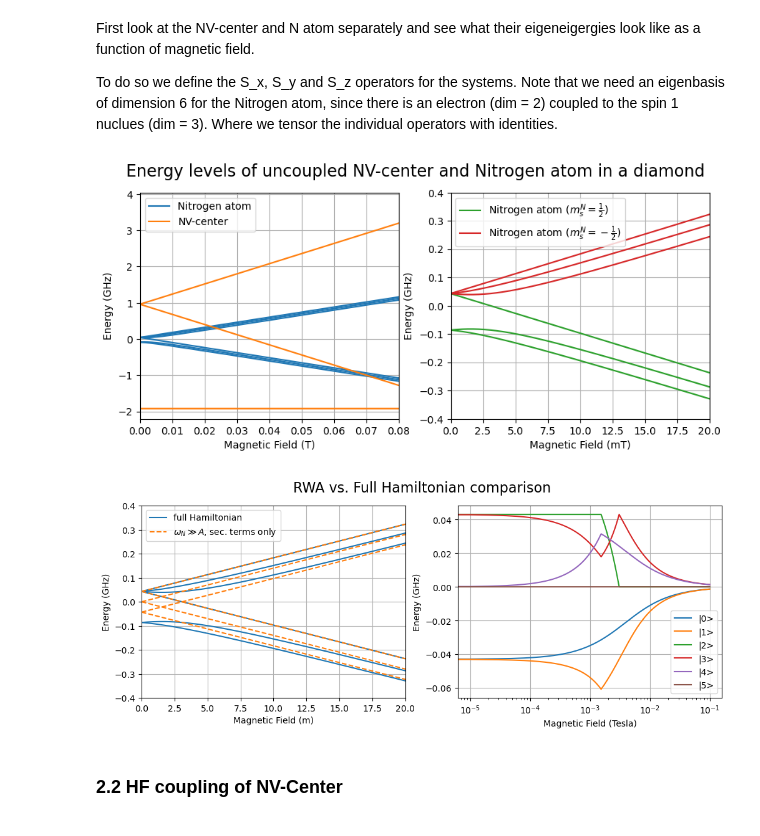
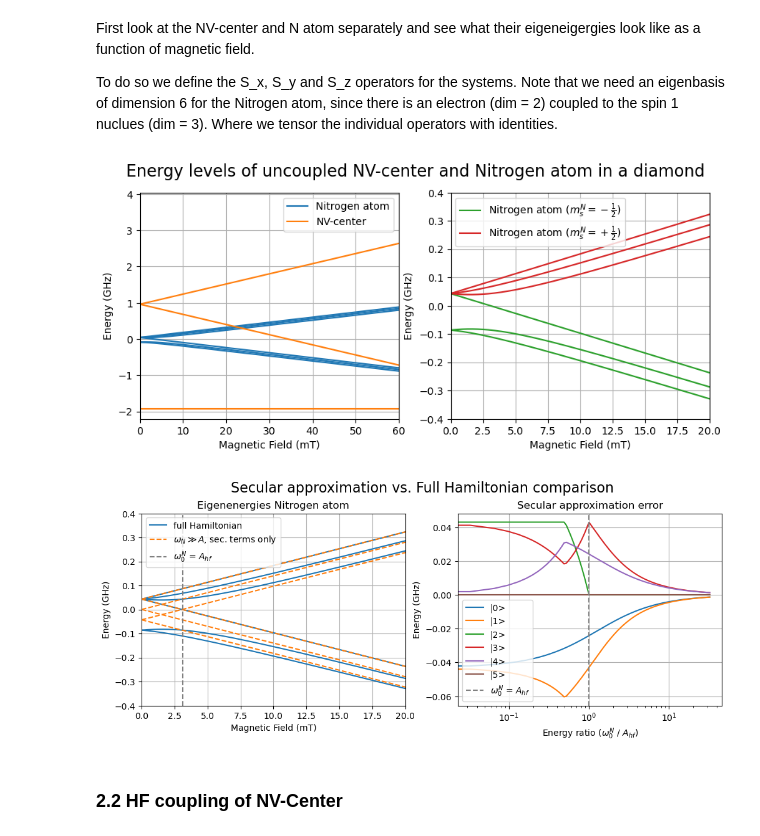
Before and after one commit to RoaldvdBoogaart/QDQC_project, a Jupyter notebook: code/7_HF_couplings_P1center.ipynb, the cells around one changed output. Cells and saved outputs as stored; diff of their text form; code cells hidden in the pictures.

Commit message:
add plots

```diff
--- a/code/7_HF_couplings_P1center.ipynb
+++ b/code/7_HF_couplings_P1center.ipynb
@@ -36,7 +36,7 @@ nv_ops_subsys = (S1_x, S1_y, S1_z)
 n_ops_subsys = (tensor(qeye(3), S_x), tensor(qeye(3), S_y), tensor(qeye(3), S_z))
 i_ops_subsys = (tensor(S1_x, qeye(2)), tensor(S1_y, qeye(2)), tensor(S1_z, qeye(2)))
 # %%
-b_fields = np.linspace(0e-4, 1000e-4, 10001)  # magnetic Field in Tesla
+b_fields = np.linspace(0e-4, 0.1, 1001)  # magnetic Field in Tesla
 hf_coupling = 86e6  # hyperfine coupling in Hz
 
 N_eigen_energies = np.zeros((6, len(b_fields)))
@@ -64,32 +64,32 @@ fig.suptitle('Energy levels of uncoupled NV-center and Nitrogen atom in a diamon
 
 for i in range(6):
     if i == 0:
-        ax[0].plot(b_fields, (N_eigen_energies[i, :] / 1e9).tolist(), label='Nitrogen atom', color='C0')
+        ax[0].plot(b_fields * 1e3, (N_eigen_energies[i, :] / 1e9).tolist(), label='Nitrogen atom', color='C0')
     else:
-        ax[0].plot(b_fields, (N_eigen_energies[i, :] / 1e9).tolist(), color='C0')
+        ax[0].plot(b_fields * 1e3, (N_eigen_energies[i, :] / 1e9).tolist(), color='C0')
 
 for i in range(3):
     if i == 0:
-        ax[0].plot(b_fields, (NV_eigen_energies[i, :] / 1e9).tolist(), label='NV-center', color='C1')
+        ax[0].plot(b_fields * 1e3, (NV_eigen_energies[i, :] / 1e9).tolist(), label='NV-center', color='C1')
     else:
-        ax[0].plot(b_fields, (NV_eigen_energies[i, :] / 1e9).tolist(), color='C1')
+        ax[0].plot(b_fields * 1e3, (NV_eigen_energies[i, :] / 1e9).tolist(), color='C1')
 
-ax[0].set_xlabel('Magnetic Field (T)')
+ax[0].set_xlabel('Magnetic Field (mT)')
 ax[0].set_ylabel('Energy (GHz)')
-ax[0].set_xlim(0, 800e-4)
+ax[0].set_xlim(0, 600e-1)
 
 ax[0].grid()
 ax[0].legend()
 
 for i in range(3):
     if i == 0:
-        ax[1].plot(b_fields * 1e3, (N_eigen_energies[i, :] / 1e9).tolist(), label=r'Nitrogen atom ($m^{N}_s = \frac{1}{2}$)', color='C2')
+        ax[1].plot(b_fields * 1e3, (N_eigen_energies[i, :] / 1e9).tolist(), label=r'Nitrogen atom ($m^{N}_s = -\frac{1}{2}$)', color='C2')
     else:
         ax[1].plot(b_fields * 1e3, (N_eigen_energies[i, :] / 1e9).tolist(), color='C2')
 
 for i in range(3):
     if i == 0:
-        ax[1].plot(b_fields * 1e3, (N_eigen_energies[i + 3, :] / 1e9).tolist(), label=r'Nitrogen atom ($m^{N}_s = -\frac{1}{2}$)', color='C3')
+        ax[1].plot(b_fields * 1e3, (N_eigen_energies[i + 3, :] / 1e9).tolist(), label=r'Nitrogen atom ($m^{N}_s = +\frac{1}{2}$)', color='C3')
     else:
         ax[1].plot(b_fields * 1e3, (N_eigen_energies[i + 3, :] / 1e9).tolist(), color='C3')
 
@@ -101,48 +101,70 @@ ax[1].grid()
 ax[1].legend()
 
 plt.show()
+
+fig.savefig('uncoupled_energy_levels.png', dpi=500, bbox_inches='tight')
 # %% [output]
-[figure, old version]
+[figure, new version]
 # %%
 fig, ax = plt.subplots(1, 2, figsize=(12, 4))
 
-fig.suptitle('RWA vs. Full Hamiltonian comparison', fontsize=16)
+from scipy.constants import elementary_charge, Planck
+from scipy.constants import physical_constants
+
+BOHR_MAGNETON_EV = physical_constants['Bohr magneton in eV/T'][0]
+G_NV = 2  # electron g-factor
+G_N = 2  # electron g-factor
+
+coupling_ratios = G_NV * BOHR_MAGNETON_EV * b_fields * elementary_charge / (Planck) / hf_coupling
+complete_hybridization_field = b_fields[np.argmin(np.abs(coupling_ratios - 1))]
+
+
+
+fig.suptitle('Secular approximation vs. Full Hamiltonian comparison', fontsize=16, y=1.01)
 
 for i in range(6):
     if i == 0:
         ax[0].plot(b_fields * 1e3, (N_eigen_energies[i, :] / 1e9).tolist(),
                    label='full Hamiltonian',
                    color='C0')
     else:
         ax[0].plot(b_fields * 1e3, (N_eigen_energies[i, :] / 1e9).tolist(),
                    color='C0')
 
 for i in range(6):
     if i == 0:
         ax[0].plot(b_fields * 1e3, (N_eigen_energies_rwa[i, :] / 1e9).tolist(), label=r'$\omega_N \gg A$, sec. terms only', color='C1', linestyle='--')
     else:
         ax[0].plot(b_fields * 1e3, (N_eigen_energies_rwa[i, :] / 1e9).tolist(), color='C1', linestyle='--')
 
 
 for i in range(6):
 
-    ax[1].semilogx(b_fields, (N_eigen_energies[i, :] / 1e9 - N_eigen_energies_rwa[i, :] / 1e9).tolist(), label=f'|{i}>')
+    ax[1].semilogx(coupling_ratios, (N_eigen_energies[i, :] / 1e9 - N_eigen_energies_rwa[i, :] / 1e9).tolist(), label=f'|{i}>')
 
-ax[0].set_xlabel('Magnetic Field (m)')
+
+ax[0].set_xlabel('Magnetic Field (mT)')
+ax[0].set_title('Eigenenergies Nitrogen atom')
 ax[0].set_ylabel('Energy (GHz)')
 ax[0].set_xlim(0, 200e-1)
 ax[0].set_ylim(-0.4, 0.4)
+# add vertical line at complete hybridization field
+ax[0].axvline(complete_hybridization_field * 1e3, linestyle='--', color='grey', label=r'$\omega^N_0}$ = $A_{hf}$', zorder=2)
+ax[1].axvline(1, linestyle='--', color='grey', label=r'$\omega^N_0}$ = $A_{hf}$', zorder=2)
+
 ax[0].grid()
 ax[0].legend()
 
-ax[1].set_xlabel('Magnetic Field (Tesla)')
+ax[1].set_xlabel(r'Energy ratio ($\omega^N_0}$ / $A_{hf}$)')
+ax[1].set_title('Secular approximation error')
 ax[1].set_ylabel('Energy (GHz)')
 ax[1].grid()
 ax[1].legend()
 
 fig.show()
+fig.savefig('secular_approximation_comparison.png', dpi=500, bbox_inches='tight')
 # %% [output]
-[figure, old version]
+[figure, new version]
 # %% [markdown]
 ### 2.2 HF coupling of NV-Center
 # %%
```
Also changed, not shown: parts of 3 cells of this notebook, 4 other files.
